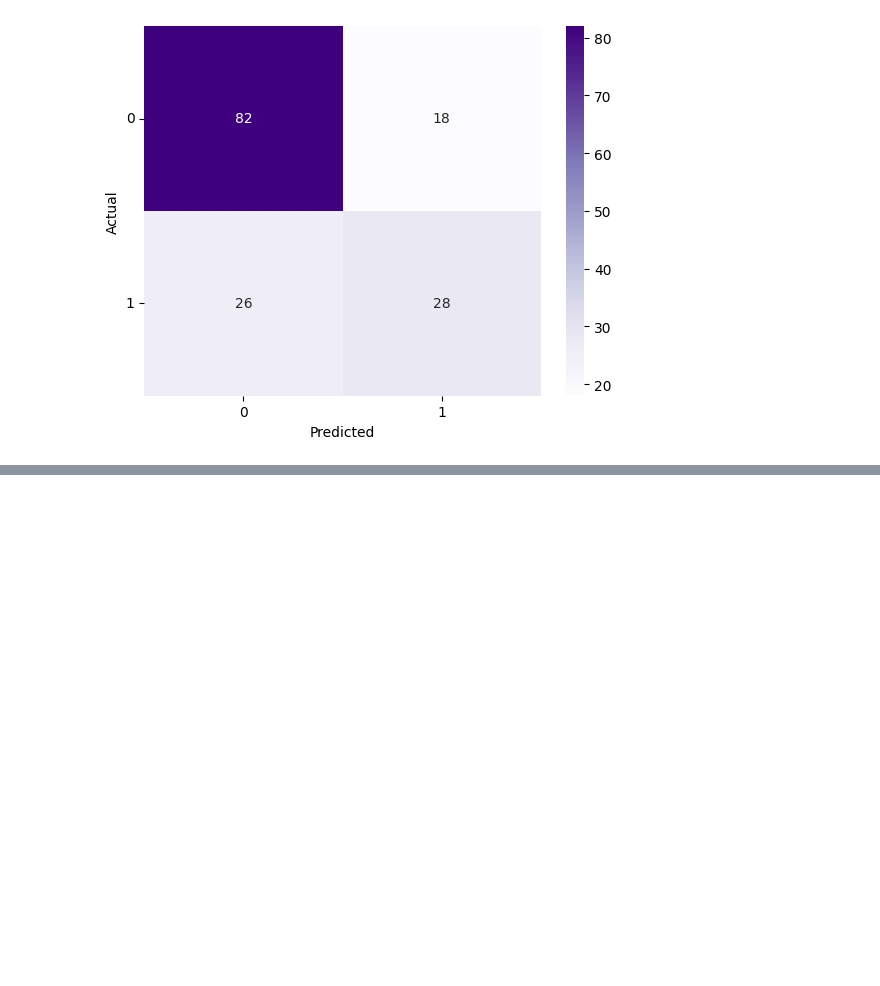
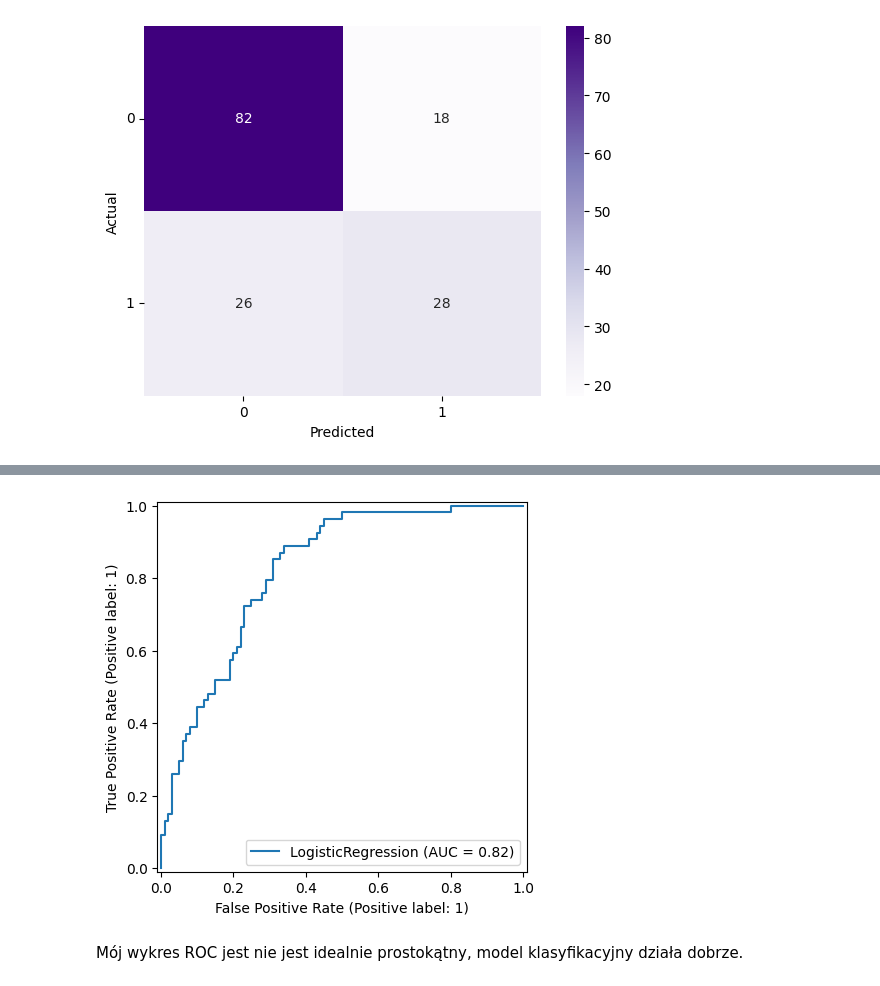
Before and after one commit to annajestem/xai_diabetes_project, a Jupyter notebook: notebooks/01_data_preprocessing.ipynb, the cells around one changed output, grey strips where cells are left out. Saved outputs shown, nothing was run; the diff lists cells and outputs as text; code cells hidden in the pictures; blank space fills up the shorter version.

```diff
--- a/notebooks/xai_diabetes_xai_project.ipynb
+++ b/notebooks/01_data_preprocessing.ipynb
@@ -113,0 +127,11 @@ plt.show()
+# %%
+from sklearn.metrics import roc_auc_score, RocCurveDisplay
+import matplotlib.pyplot as plt
+
+roc_auc = roc_auc_score(y_test, model.predict_proba(X_test)[:, 1])
+RocCurveDisplay.from_estimator(model, X_test, y_test)
+plt.show()
+# %% [output]
+[figure, added]
+# %% [markdown]
+Mój wykres ROC jest nie jest idealnie prostokątny, model klasyfikacyjny działa dobrze.
```
Also changed, not shown: parts of 1 cell of this notebook.
